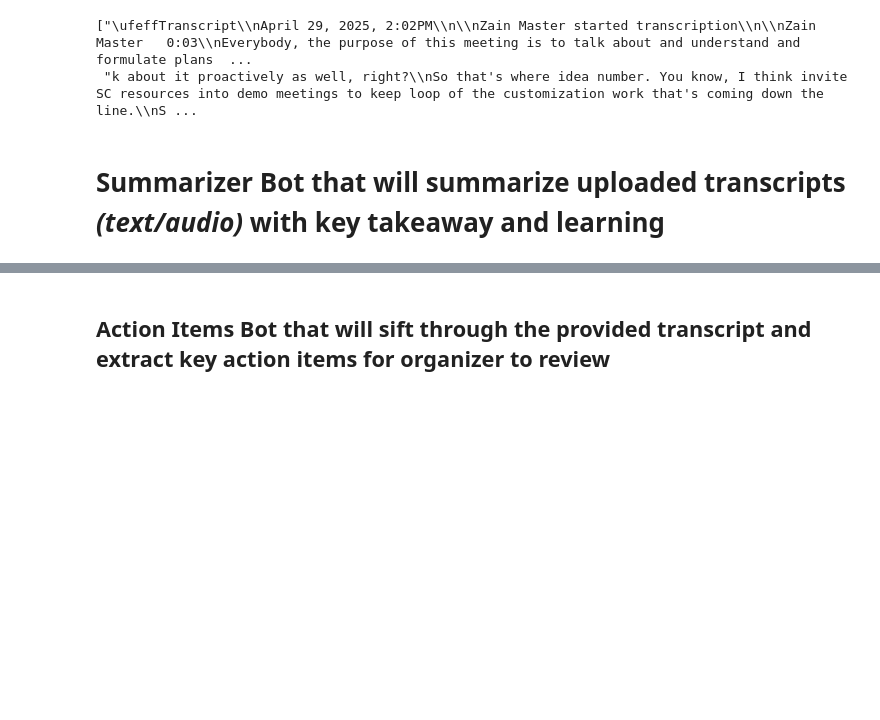
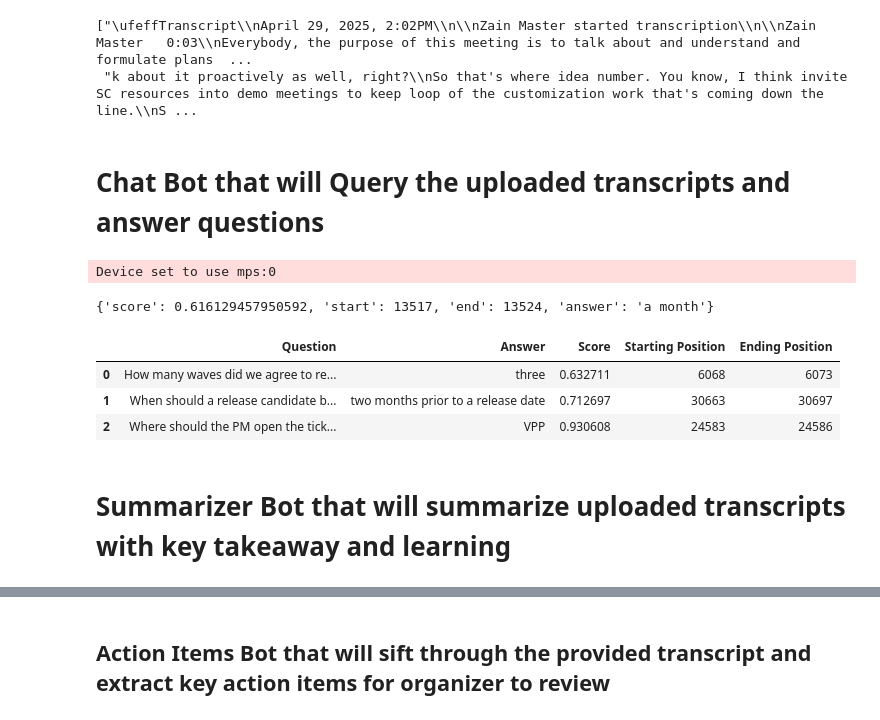
Before and after one commit to Krinnik/Meeting-Bot, a Jupyter notebook: zain_folder/Zain_meeting_ai_workspace.ipynb, the cells around one changed output, grey strips where cells are left out. Saved outputs shown, nothing was run; the diff lists cells and outputs as text; code cells hidden in the pictures; blank space fills up the shorter version.

Commit message:
Adding updated file with Q&A queryer and BLEU and Token comparision evaluation of the summarizer

```diff
--- a/zain_folder/Zain_meeting_ai_workspace.ipynb
+++ b/zain_folder/Zain_meeting_ai_workspace.ipynb
@@ -67,6 +51,57 @@ transcribed_mtg_trimmed_list
 # %% [output]
 ["\ufeffTranscript\\nApril 29, 2025, 2:02PM\\n\\nZain Master started transcription\\n\\nZain Master   0:03\\nEverybody, the purpose of this meeting is to talk about and understand and formulate plans  ...
  "k about it proactively as well, right?\\nSo that's where idea number. You know, I think invite SC resources into demo meetings to keep loop of the customization work that's coming down the line.\\nS ...
+# %% [markdown]
+# Chat Bot that will Query the uploaded transcripts and answer questions
+# %%
+# Initializer the pipeline to generate questions and answers using the distilbert-base-case-distilled-squad model we learned in class
+question_answerer = pipeline('question-answering', model='distilbert-base-cased-distilled-squad')
+
+# Source is our transcript
+text = transcribed_mtg
+
+# Generating a list of questions that we can create  an input for, just using known question
+questions = ["How many waves did we agree to releasing software in?",
+             "When should a release candidate be made available to solution center for testing?",
+             "Where should the PM open the ticket for securing resources prior to the release?"]
+# %% [output]
+Device set to use mps:0
+# %%
+# Checking the questions outputs
+question = "on what date should a release candidate be made available for testing prior to the 1st wave of release?"
+
+# Pass the question and test the answer
+result = question_answerer(question=question, context=text)
+result
+# %% [output]
+{'score': 0.616129457950592, 'start': 13517, 'end': 13524, 'answer': 'a month'}
+# %%
+# Import Pandas
+import pandas as pd
+
+# Create a function to generate the answers based on an input text.
+def question_answer(questions, text):
+    # Create a list to hold the data that will be added to the DataFrame.
+    data = []
+    # Use a for loop to iterate through the questions.
+    for question in questions:
+        # Pass the question and text to the initialized question_answerer.
+        result = question_answerer(question=question, context=text)
+        # Retrieve the question, answer, the score, the starting
+        # and ending of where the answer is located in the text.
+        data.append([question, result['answer'], result['score'], result['start'], result['end']])
+    # Create a DataFrame from the data with appropriate columns.
+    df = pd.DataFrame(data, columns=["Question", "Answer", "Score", "Starting Position", "Ending Position"])
+    # Return the DataFrame
+    return df
+# %%
+# Call the question_answer function with the questions and text.
+question_answer(questions, text)
+# %% [output]
+|  | Question | Answer | Score | Starting Position | Ending Position |
+| 0 | How many waves did we agree to re... | three | 0.632711 | 6068 | 6073 |
+| 1 | When should a release candidate b... | two months prior to a release date | 0.712697 | 30663 | 30697 |
+| 2 | Where should the PM open the tick... | VPP | 0.930608 | 24583 | 24586 |
 # %% [markdown]
-# Summarizer Bot that will summarize uploaded transcripts *(text/audio)* with key takeaway and learning
+# Summarizer Bot that will summarize uploaded transcripts with key takeaway and learning
 # %%
```
Also changed, not shown: parts of 42 cells of this notebook.
